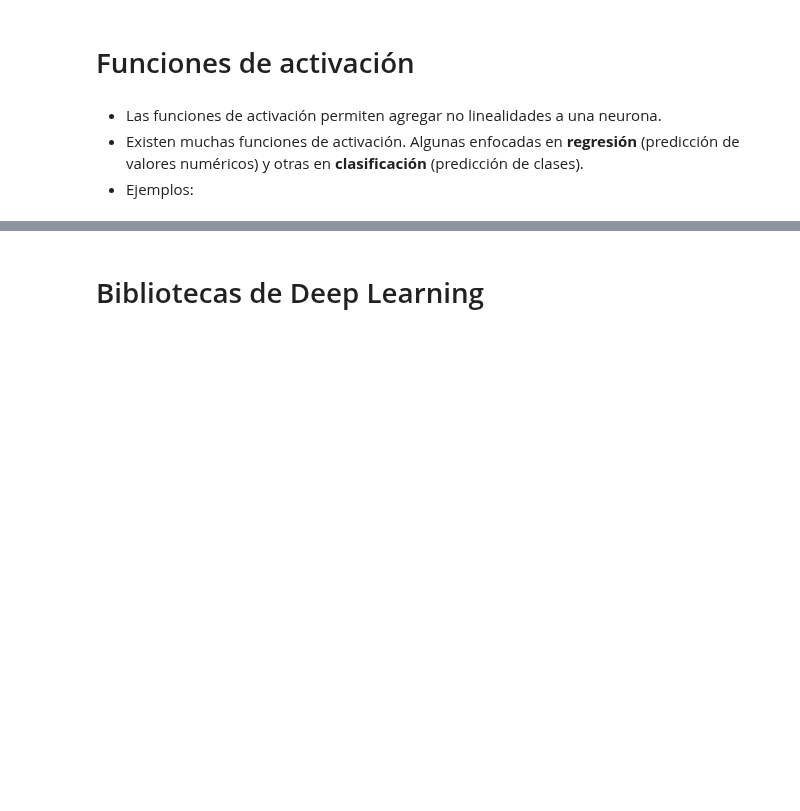
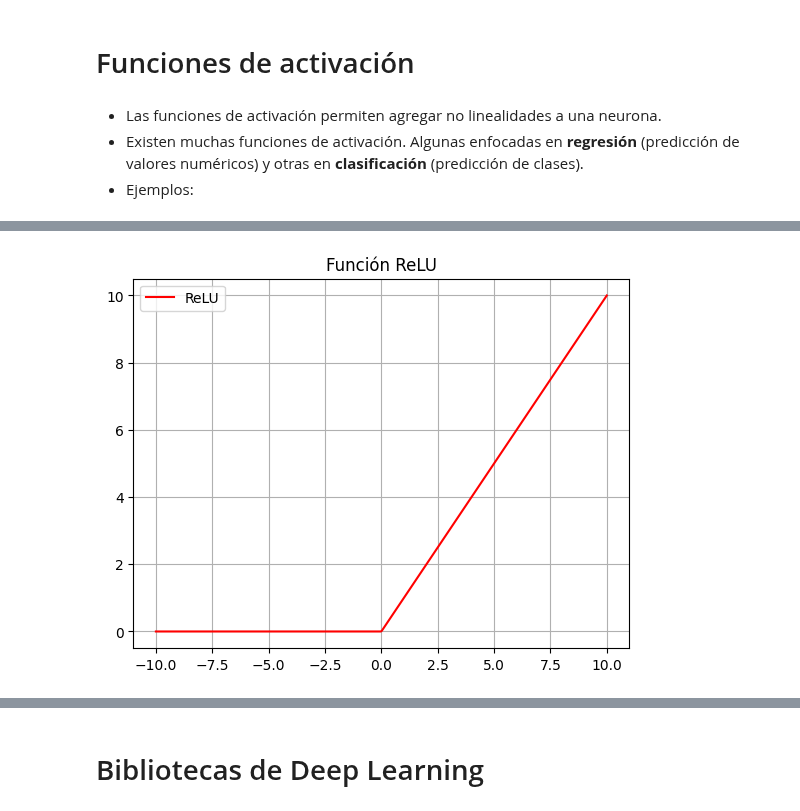
Before and after one commit to TEL-USM/IPD434, a Jupyter notebook: Clases/04_RedesNeuronales/04_RedesNeuronales.ipynb, the cells around one changed output, grey strips where cells are left out. Drawn from its saved outputs; the diff is of its cells as text; code cells hidden in the pictures; blank space fills up the shorter version.

```diff
--- a/Clases/04_RedesNeuronales/04_RedesNeuronales.ipynb
+++ b/Clases/04_RedesNeuronales/04_RedesNeuronales.ipynb
@@ -491,0 +482,12 @@ $$\text{softmax}(x_i) = \frac{e^{x_i}}{\sum_{j=1}^{N} e^{x_j}}$$
+# %%
+def relu(x):
+    return np.maximum(0, x)
+
+x = np.linspace(-10, 10, 500)
+plt.plot(x, relu(x), color="red", label="ReLU")
+plt.title("Función ReLU")
+plt.grid(True)
+plt.legend()
+plt.show()
+# %% [output]
+[figure, added]
```
Also changed, not shown: parts of 46 cells of this notebook.
